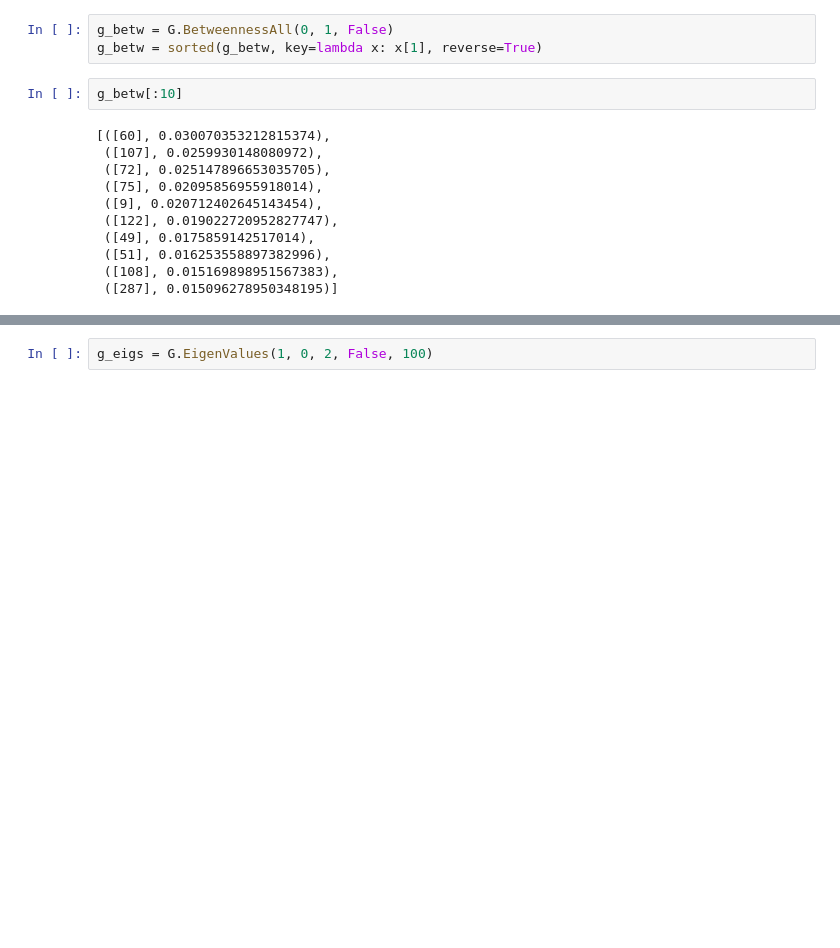
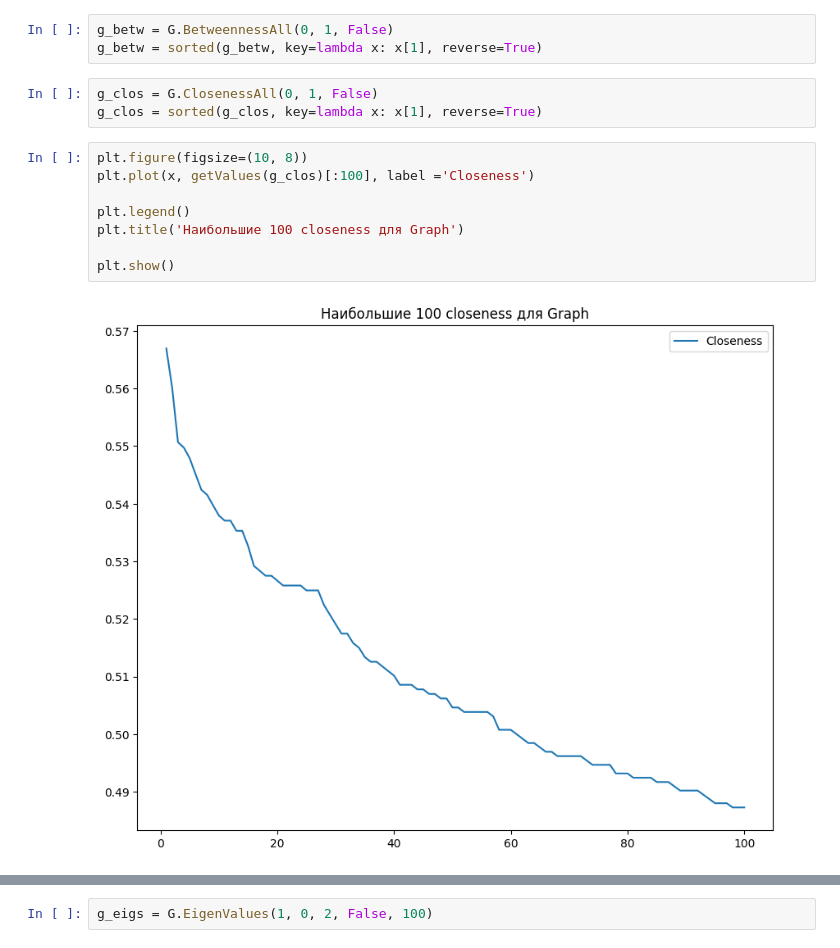
Before and after one commit to mostony/SimplicialExtended, a Jupyter notebook: datasets/contact-high-school/high.ipynb, the cells around one changed output, grey strips where cells are left out. Drawn from its saved outputs; the diff is of its cells as text; blank space fills up the shorter version.

```diff
--- a/datasets/contact-high-school/high.ipynb
+++ b/datasets/contact-high-school/high.ipynb
@@ -129,16 +95,16 @@ for i in range(D+1):
 # %%
 g_betw = G.BetweennessAll(0, 1, False)
 g_betw = sorted(g_betw, key=lambda x: x[1], reverse=True)
-# %%
-g_betw[:10]
-# %% [output]
-[([60], 0.030070353212815374),
- ([107], 0.0259930148080972),
- ([72], 0.025147896653035705),
- ([75], 0.02095856955918014),
- ([9], 0.020712402645143454),
- ([122], 0.019022720952827747),
- ([49], 0.0175859142517014),
- ([51], 0.016253558897382996),
- ([108], 0.015169898951567383),
- ([287], 0.015096278950348195)]
+# %%
+g_clos = G.ClosenessAll(0, 1, False)
+g_clos = sorted(g_clos, key=lambda x: x[1], reverse=True)
+# %%
+plt.figure(figsize=(10, 8))
+plt.plot(x, getValues(g_clos)[:100], label ='Closeness')
+
+plt.legend()
+plt.title('Наибольшие 100 closeness для Graph')
+
+plt.show()
+# %% [output]
+[figure, added]
```
Also changed, not shown: parts of 26 cells of this notebook, 2 other files.
